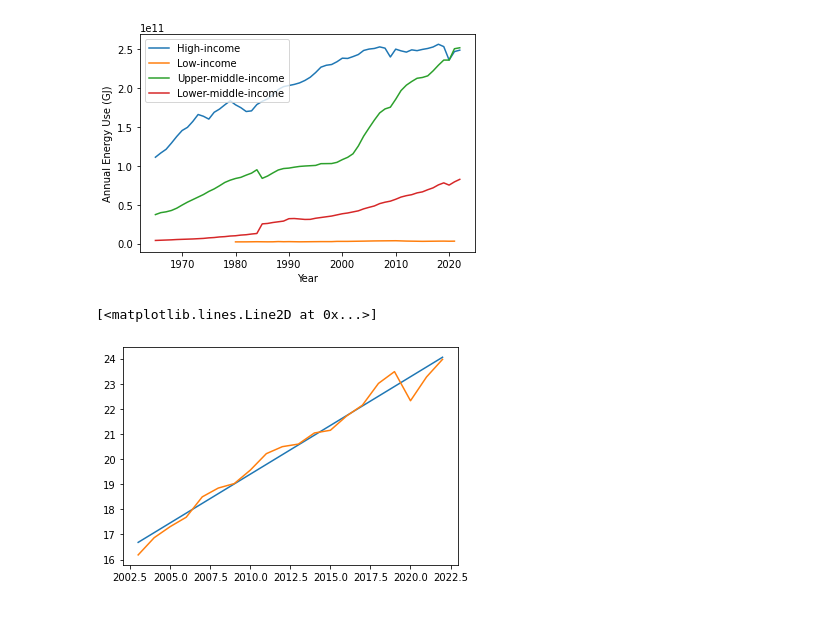
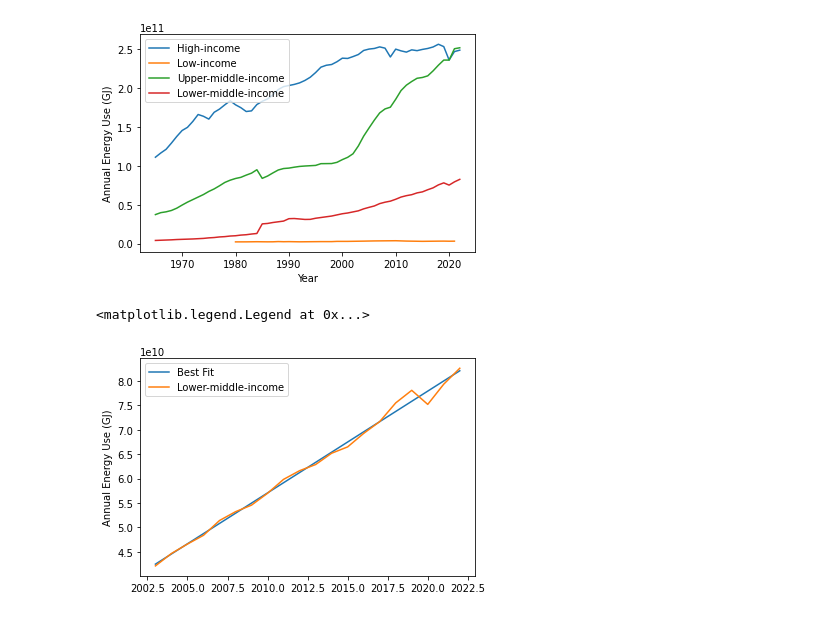
Before and after one commit to dodelson/Physics-of-Energy, a Jupyter notebook: Code/tutorial2.ipynb, the cells around one changed output. Cells and saved outputs as stored; diff of their text form; code cells hidden in the pictures.

```diff
--- a/Code/tutorial2.ipynb
+++ b/Code/tutorial2.ipynb
@@ -190,9 +196,11 @@ plt.legend()
 <matplotlib.legend.Legend at 0x...>
 [figure]
 # %%
-m,b=np.polyfit(yr[-20:],epc[-20:]*1.e-6*3600,1)
-plt.plot(yr[-20:],m*yr[-20:]+b)
-plt.plot(yr[-20:], epc[-20:]*1.e-6*3600,label='Lower-middle-income')# GJoules
+m,b=np.polyfit(yr[-20:],epc[-20:]*pop[-20:]*1.e-6*3600,1)
+plt.plot(yr[-20:],m*yr[-20:]+b,label='Best Fit')
+plt.plot(yr[-20:], epc[-20:]*pop[-20:]*1.e-6*3600,label='Lower-middle-income')# GJoules
+plt.ylabel('Annual Energy Use (GJ)')
+plt.legend()
 # %% [output]
-[<matplotlib.lines.Line2D at 0x...>]
+<matplotlib.legend.Legend at 0x...>
-[figure, old version]
+[figure, new version]
```
Also changed, not shown: parts of 3 cells of this notebook, 1 other file.
